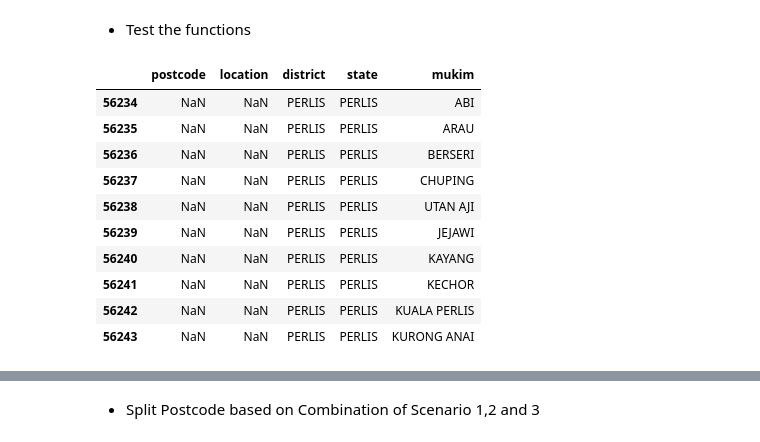
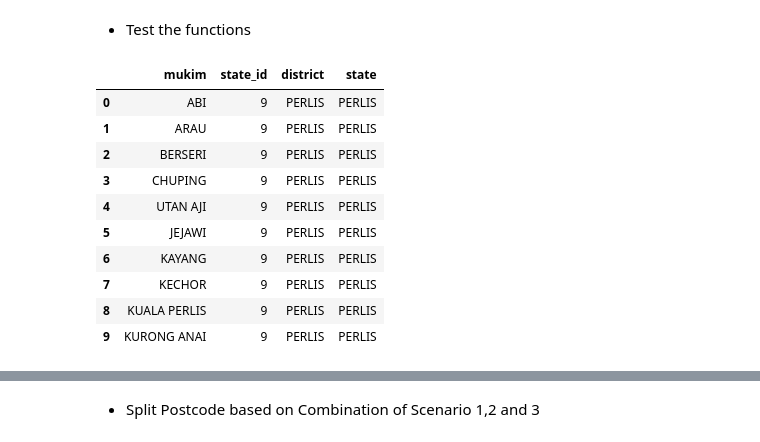
Before and after one commit to izardy/malaysia-postcode-mapper, a Jupyter notebook: notebook/data-prep.ipynb, the cells around one changed output, grey strips where cells are left out. Drawn from its saved outputs; the diff is of its cells as text; code cells hidden in the pictures.

```diff
--- a/notebook/data-prep.ipynb
+++ b/notebook/data-prep.ipynb
@@ -367,17 +374,17 @@ def find_district_location(text, reference_df):
 # %% [markdown]
 - Test the functions
 # %%
-mukim_district_state_test = mukim_district_state[mukim_district_state['postcode'].isnull()].head(10)
+mukim_district_state_test = mukim_district_state.head(10)
 mukim_district_state_test
 # %% [output]
-|  | postcode | location | district | state | mukim |
-| 56234 | NaN | NaN | PERLIS | PERLIS | ABI |
-| 56235 | NaN | NaN | PERLIS | PERLIS | ARAU |
-| 56236 | NaN | NaN | PERLIS | PERLIS | BERSERI |
-| 56237 | NaN | NaN | PERLIS | PERLIS | CHUPING |
-| 56238 | NaN | NaN | PERLIS | PERLIS | UTAN AJI |
-| 56239 | NaN | NaN | PERLIS | PERLIS | JEJAWI |
-| 56240 | NaN | NaN | PERLIS | PERLIS | KAYANG |
-| 56241 | NaN | NaN | PERLIS | PERLIS | KECHOR |
-| 56242 | NaN | NaN | PERLIS | PERLIS | KUALA PERLIS |
-| 56243 | NaN | NaN | PERLIS | PERLIS | KURONG ANAI |
+|  | mukim | state_id | district | state |
+| 0 | ABI | 9 | PERLIS | PERLIS |
+| 1 | ARAU | 9 | PERLIS | PERLIS |
+| 2 | BERSERI | 9 | PERLIS | PERLIS |
+| 3 | CHUPING | 9 | PERLIS | PERLIS |
+| 4 | UTAN AJI | 9 | PERLIS | PERLIS |
+| 5 | JEJAWI | 9 | PERLIS | PERLIS |
+| 6 | KAYANG | 9 | PERLIS | PERLIS |
+| 7 | KECHOR | 9 | PERLIS | PERLIS |
+| 8 | KUALA PERLIS | 9 | PERLIS | PERLIS |
+| 9 | KURONG ANAI | 9 | PERLIS | PERLIS |
```
Also changed, not shown: parts of 34 cells of this notebook, 4 other files.
